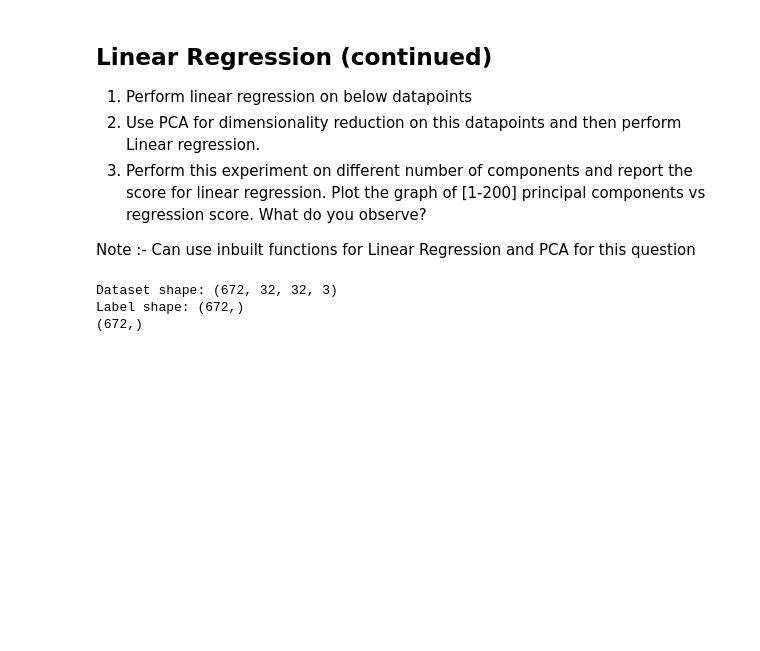
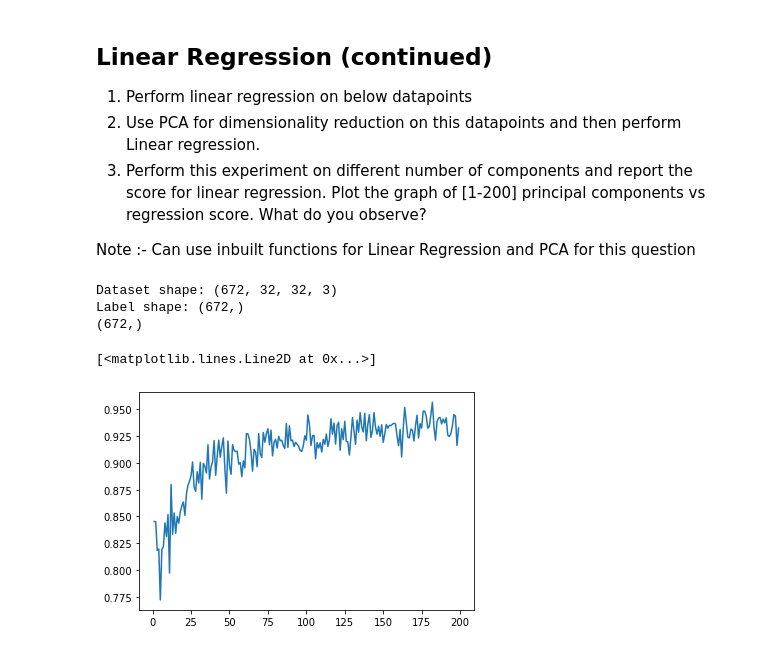
Before and after one commit to ashishrai96/SMAI-assignments, a Jupyter notebook: Assignment-2/Assignment2/rollnumber_Assignment2_Q3.ipynb, the cells around one changed output. Saved outputs shown, nothing was run; the diff lists cells and outputs as text; code cells hidden in the pictures; blank space fills up the shorter version.

```diff
--- a/Assignment-2/Assignment2/rollnumber_Assignment2_Q3.ipynb
+++ b/Assignment-2/Assignment2/rollnumber_Assignment2_Q3.ipynb
@@ -365,5 +399,21 @@ Label shape: (672,)
 (672,)
 # %%
 # code here
+from sklearn.decomposition import PCA
+from sklearn.model_selection import train_test_split
+from sklearn.linear_model import LinearRegression
+
+score = list()
+for i in range(1, 200):
+    pca = PCA(n_components=i)
+    x_pca = pca.fit_transform(X)
+    x_train, x_test, y_train, y_test = train_test_split(x_pca, label, test_size=0.3)
+    model = LinearRegression()
+    model.fit(x_train, y_train)
+    score.append(model.score(x_test, y_test))
 # %%
 # analysis / plot (split the cells if required)
+plt.plot(range(1, 200), score)
+# %% [output]
+[<matplotlib.lines.Line2D at 0x...>]
+[figure, added]
```
Also changed, not shown: parts of 7 cells of this notebook, 3 other files.
